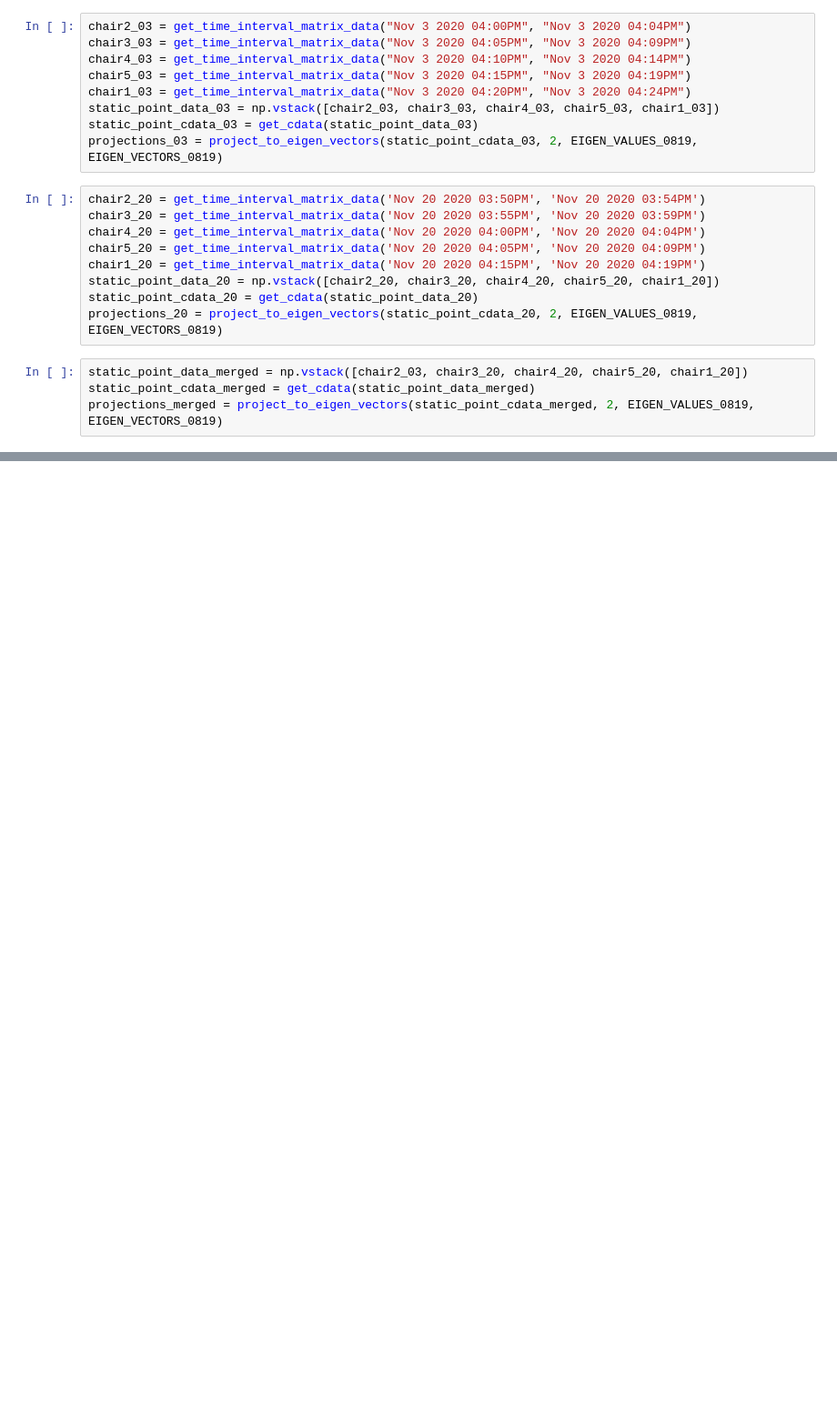
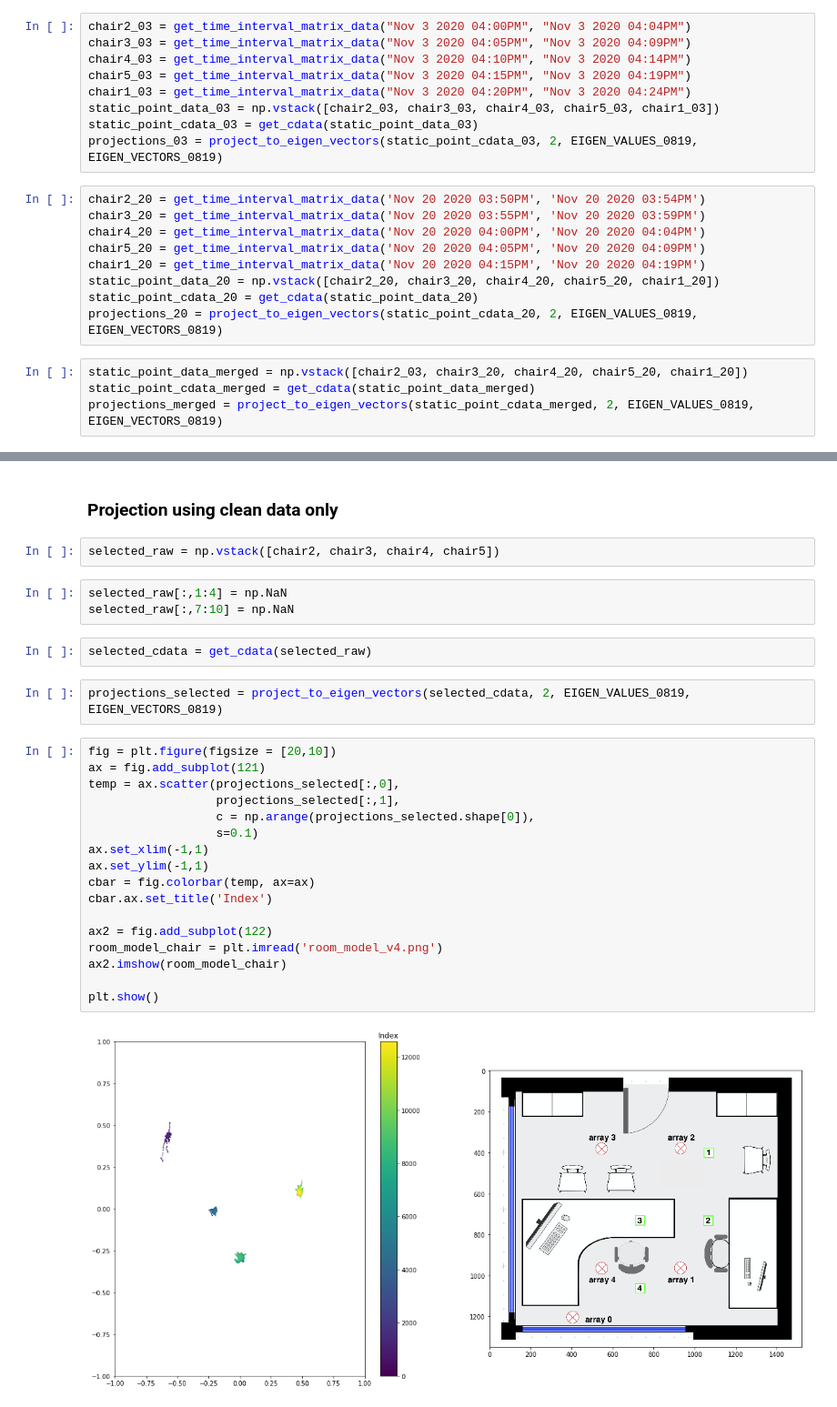
Before and after one commit to ArdelAlegre1/SoundMapping, a Jupyter notebook: Analysis/notebooks/static_point_exp_1120.ipynb, the cells around one changed output, grey strips where cells are left out. Shown at 91% size. Saved outputs shown, nothing was run; the diff lists cells and outputs as text; blank space fills up the shorter version.

```diff
--- a/Analysis/notebooks/static_point_exp_1120.ipynb
+++ b/Analysis/notebooks/static_point_exp_1120.ipynb
@@ -247,0 +130,30 @@ plt.plot(projections_3)
+# %% [markdown]
+### Projection using clean data only
+# %%
+selected_raw = np.vstack([chair2, chair3, chair4, chair5])
+# %%
+selected_raw[:,1:4] = np.NaN
+selected_raw[:,7:10] = np.NaN
+# %%
+selected_cdata = get_cdata(selected_raw)
+# %%
+projections_selected = project_to_eigen_vectors(selected_cdata, 2, EIGEN_VALUES_0819, EIGEN_VECTORS_0819)
+# %%
+fig = plt.figure(figsize = [20,10])
+ax = fig.add_subplot(121)
+temp = ax.scatter(projections_selected[:,0],
+                  projections_selected[:,1],
+                  c = np.arange(projections_selected.shape[0]),
+                  s=0.1)
+ax.set_xlim(-1,1)
+ax.set_ylim(-1,1)
+cbar = fig.colorbar(temp, ax=ax)
+cbar.ax.set_title('Index')
+
+ax2 = fig.add_subplot(122)
+room_model_chair = plt.imread('room_model_v4.png')
+ax2.imshow(room_model_chair)
+
+plt.show()
+# %% [output]
+[figure, added]
```
Also changed, not shown: parts of 42 cells of this notebook, 1 other file.
